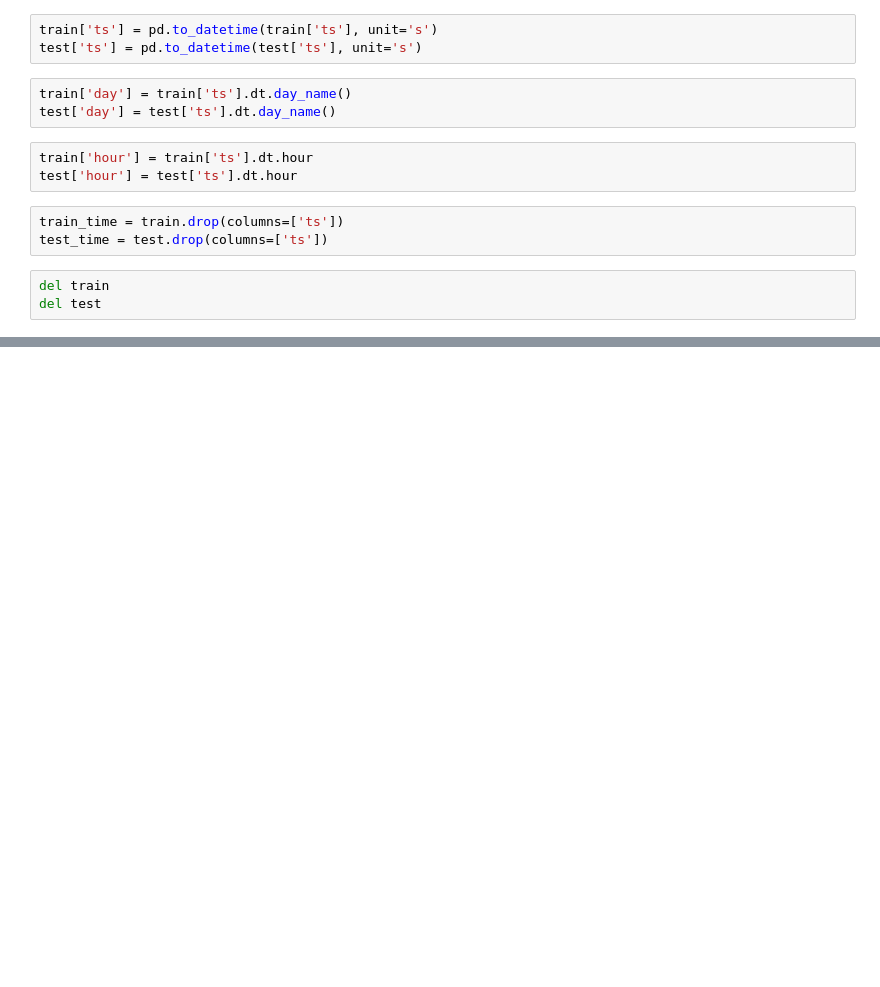
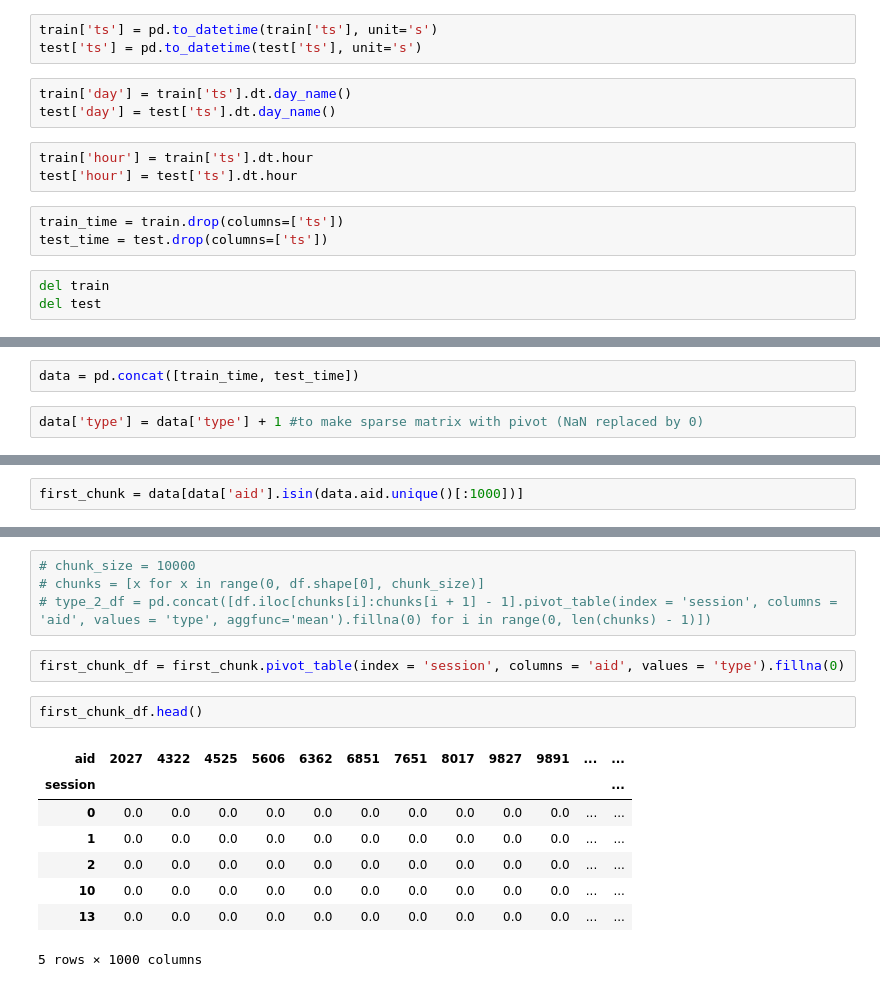
Before and after one commit to monikachudyba/MachineLearningProjects, a Jupyter notebook: E-commerceSessions.ipynb, the cells around one changed output, grey strips where cells are left out. Cells and saved outputs as stored; diff of their text form; blank space fills up the shorter version.

```diff
--- a/E-commerceSessions.ipynb
+++ b/E-commerceSessions.ipynb
@@ -118,0 +122,4 @@ Concatenate train+test, use KNN to predict 20 more labels without previuosly use
+# %%
+data = pd.concat([train_time, test_time])
+# %%
+data['type'] = data['type'] + 1 #to make sparse matrix with pivot (NaN replaced by 0)
@@ -118,0 +136,2 @@ Concatenate train+test, use KNN to predict 20 more labels without previuosly use
+# %%
+first_chunk = data[data['aid'].isin(data.aid.unique()[:1000])]
@@ -118,0 +147,17 @@ Concatenate train+test, use KNN to predict 20 more labels without previuosly use
+# %%
+# chunk_size = 10000
+# chunks = [x for x in range(0, df.shape[0], chunk_size)]
+# type_2_df = pd.concat([df.iloc[chunks[i]:chunks[i + 1] - 1].pivot_table(index = 'session', columns = 'aid', values = 'type', aggfunc='mean').fillna(0) for i in range(0, len(chunks) - 1)])
+# %%
+first_chunk_df = first_chunk.pivot_table(index = 'session', columns = 'aid', values = 'type').fillna(0)
+# %%
+first_chunk_df.head()
+# %% [output]
+| aid | 2027 | 4322 | 4525 | 5606 | 6362 | 6851 | 7651 | 8017 | 9827 | 9891 | ... | ... |
+| session |  |  |  |  |  |  |  |  |  |  |  | ... |
+| 0 | 0.0 | 0.0 | 0.0 | 0.0 | 0.0 | 0.0 | 0.0 | 0.0 | 0.0 | 0.0 | ... | ... |
+| 1 | 0.0 | 0.0 | 0.0 | 0.0 | 0.0 | 0.0 | 0.0 | 0.0 | 0.0 | 0.0 | ... | ... |
+| 2 | 0.0 | 0.0 | 0.0 | 0.0 | 0.0 | 0.0 | 0.0 | 0.0 | 0.0 | 0.0 | ... | ... |
+| 10 | 0.0 | 0.0 | 0.0 | 0.0 | 0.0 | 0.0 | 0.0 | 0.0 | 0.0 | 0.0 | ... | ... |
+| 13 | 0.0 | 0.0 | 0.0 | 0.0 | 0.0 | 0.0 | 0.0 | 0.0 | 0.0 | 0.0 | ... | ... |
+5 rows × 1000 columns
```
Also changed, not shown: parts of 16 cells of this notebook.
